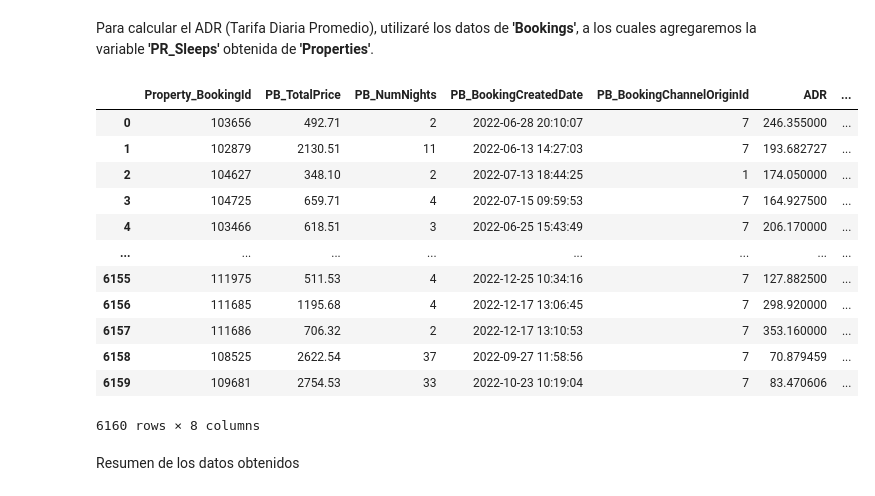
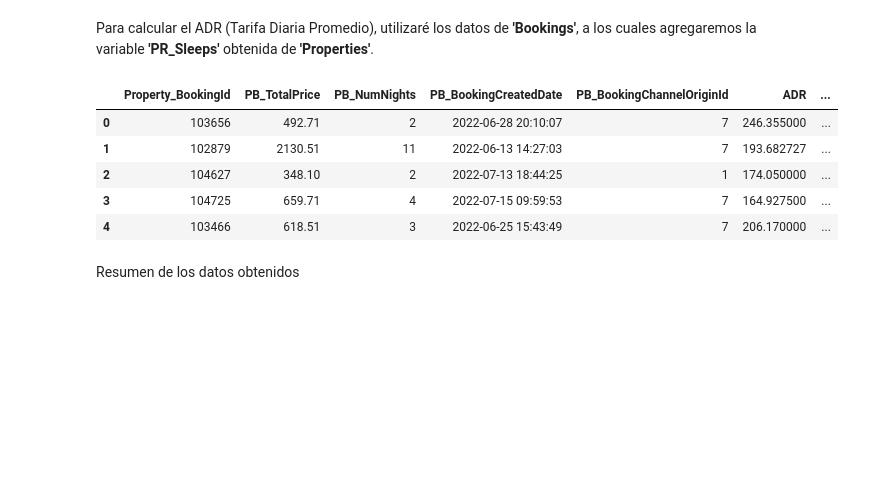
Before and after one commit to davidsosaolea/Stay-Unique, a Jupyter notebook: Gestión de propiedades y reservas_2.ipynb, the cells around one changed output. Cells and saved outputs as stored; diff of their text form; code cells hidden in the pictures; blank space fills up the shorter version.

```diff
--- a/Gestión de propiedades y reservas_2.ipynb
+++ b/Gestión de propiedades y reservas_2.ipynb
@@ -376,25 +357,19 @@ resultado_union = pd.merge(Bookings, calendar_filtrado_sin_duplicados, on='Prope
 # Muestra el resultado de la unión
 # resultado_union
 # %%
-# Suponiendo que tienes los DataFrames Bookings y calendar_filtrado_sin_duplicados
+# Fusionar (merge) el DataFrame 'resultado_union' con el DataFrame 'Properties' utilizando la columna 'PropertyId'
+# como clave de unión, de manera interna (inner join), para obtener el DataFrame 'resultado_union_2'.
 resultado_union_2 = pd.merge(resultado_union, Properties, on='PropertyId', how='inner')
 
 # Muestra el resultado de la unión
-resultado_union_2
+resultado_union_2.head(5)
 # %% [output]
 |  | Property_BookingId | PB_TotalPrice | PB_NumNights | PB_BookingCreatedDate | PB_BookingChannelOriginId | ADR | ... |
 | 0 | 103656 | 492.71 | 2 | 2022-06-28 20:10:07 | 7 | 246.355000 | ... |
 | 1 | 102879 | 2130.51 | 11 | 2022-06-13 14:27:03 | 7 | 193.682727 | ... |
 | 2 | 104627 | 348.10 | 2 | 2022-07-13 18:44:25 | 1 | 174.050000 | ... |
 | 3 | 104725 | 659.71 | 4 | 2022-07-15 09:59:53 | 7 | 164.927500 | ... |
 | 4 | 103466 | 618.51 | 3 | 2022-06-25 15:43:49 | 7 | 206.170000 | ... |
-| ... | ... | ... | ... | ... | ... | ... | ... |
-| 6155 | 111975 | 511.53 | 4 | 2022-12-25 10:34:16 | 7 | 127.882500 | ... |
-| 6156 | 111685 | 1195.68 | 4 | 2022-12-17 13:06:45 | 7 | 298.920000 | ... |
-| 6157 | 111686 | 706.32 | 2 | 2022-12-17 13:10:53 | 7 | 353.160000 | ... |
-| 6158 | 108525 | 2622.54 | 37 | 2022-09-27 11:58:56 | 7 | 70.879459 | ... |
-| 6159 | 109681 | 2754.53 | 33 | 2022-10-23 10:19:04 | 7 | 83.470606 | ... |
-6160 rows × 8 columns
 # %% [markdown]
 Resumen de los datos obtenidos
 # %%
```
Also changed, not shown: parts of 32 cells of this notebook, 2 other files.
